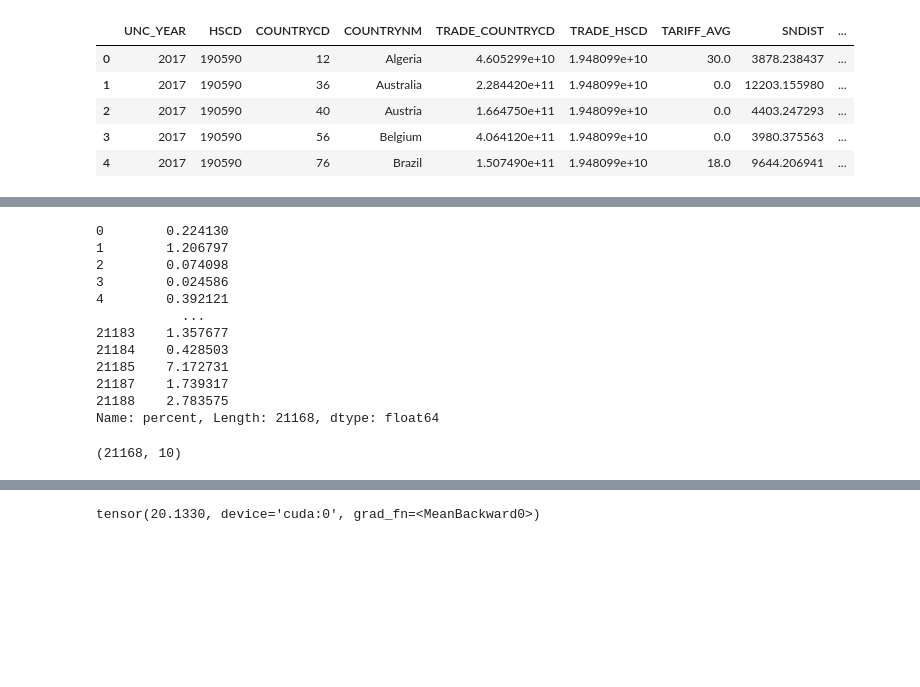
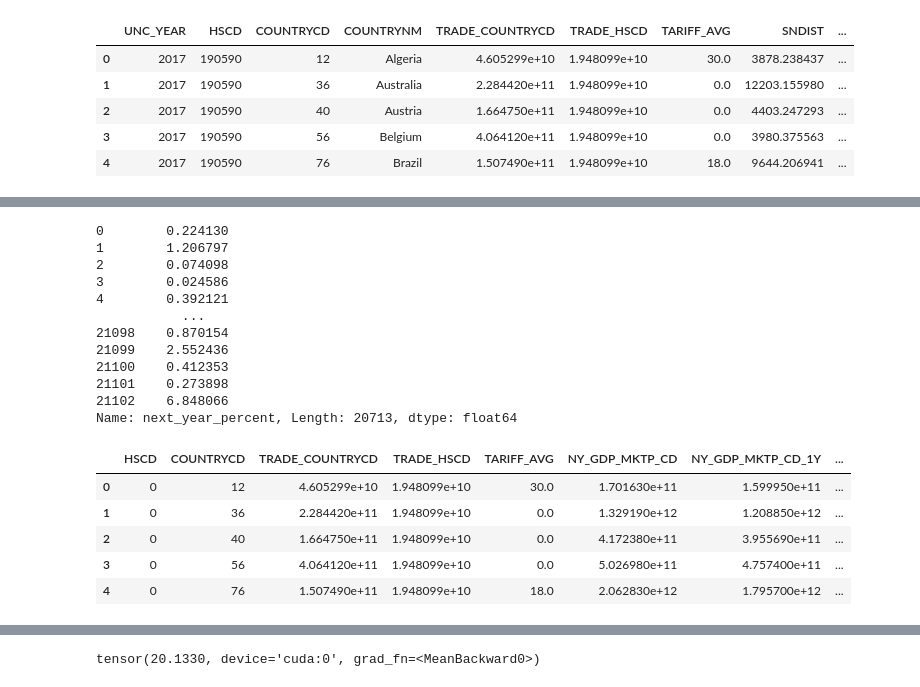
Before and after one commit to 201710757/kotra, a Jupyter notebook: multi_variable.ipynb, the cells around one changed output, grey strips where cells are left out. Drawn from its saved outputs; the diff is of its cells as text; code cells hidden in the pictures; blank space fills up the shorter version.

```diff
--- a/multi_variable.ipynb
+++ b/multi_variable.ipynb
@@ -46,6 +97,9 @@ df.shape
 # %%
-df["percent"] = df["KR_TRADE_HSCD_COUNTRYCD"] / df["TRADE_HSCD_COUNTRYCD"] * 100
-df["percent"]
+df["item_total_percent"] = df["TRADE_HSCD_COUNTRYCD"]/ df["TRADE_COUNTRYCD"] * 100
+df["item_world_percent"] = df["TRADE_HSCD_COUNTRYCD"] / df["TRADE_HSCD"] * 100
+df["gdp_percent"] = df["NY_GDP_MKTP_CD"] / df["NY_GDP_MKTP_CD_1Y"] * 100
+df["next_year_percent"] = df["KR_TRADE_HSCD_COUNTRYCD"] / df["TRADE_HSCD_COUNTRYCD"] * 100
+df["next_year_percent"]
 # %% [output]
 0        0.224130
 1        1.206797
@@ -53,16 +107,22 @@ df["percent"]
 3        0.024586
 4        0.392121
            ...
-21183    1.357677
-21184    0.428503
-21185    7.172731
-21187    1.739317
-21188    2.783575
-Name: percent, Length: 21168, dtype: float64
+21098    0.870154
+21099    2.552436
+21100    0.412353
+21101    0.273898
+21102    6.848066
+Name: next_year_percent, Length: 20713, dtype: float64
 # %%
-df = df.drop('KR_TRADE_HSCD_COUNTRYCD', axis=1).copy()
-df = df.drop('TRADE_HSCD_COUNTRYCD', axis=1).copy()
+df.head()
+# df = df.drop('KR_TRADE_HSCD_COUNTRYCD', axis=1).copy()
+# df = df.drop('TRADE_HSCD_COUNTRYCD', axis=1).copy()
+# %% [output]
+|  | HSCD | COUNTRYCD | TRADE_COUNTRYCD | TRADE_HSCD | TARIFF_AVG | NY_GDP_MKTP_CD | NY_GDP_MKTP_CD_1Y | ... |
+| 0 | 0 | 12 | 4.605299e+10 | 1.948099e+10 | 30.0 | 1.701630e+11 | 1.599950e+11 | ... |
+| 1 | 0 | 36 | 2.284420e+11 | 1.948099e+10 | 0.0 | 1.329190e+12 | 1.208850e+12 | ... |
+| 2 | 0 | 40 | 1.664750e+11 | 1.948099e+10 | 0.0 | 4.172380e+11 | 3.955690e+11 | ... |
+| 3 | 0 | 56 | 4.064120e+11 | 1.948099e+10 | 0.0 | 5.026980e+11 | 4.757400e+11 | ... |
+| 4 | 0 | 76 | 1.507490e+11 | 1.948099e+10 | 18.0 | 2.062830e+12 | 1.795700e+12 | ... |
 # %%
-df.shape
+df = df.drop(columns=['KR_TRADE_HSCD_COUNTRYCD', 'TRADE_HSCD_COUNTRYCD', 'TRADE_COUNTRYCD', 'TRADE_HSCD', 'NY_GDP_MKTP_CD', 'NY_GDP_MKTP_CD_1Y'])
-# %% [output]
-(21168, 10)
```
Also changed, not shown: parts of 36 cells of this notebook.
